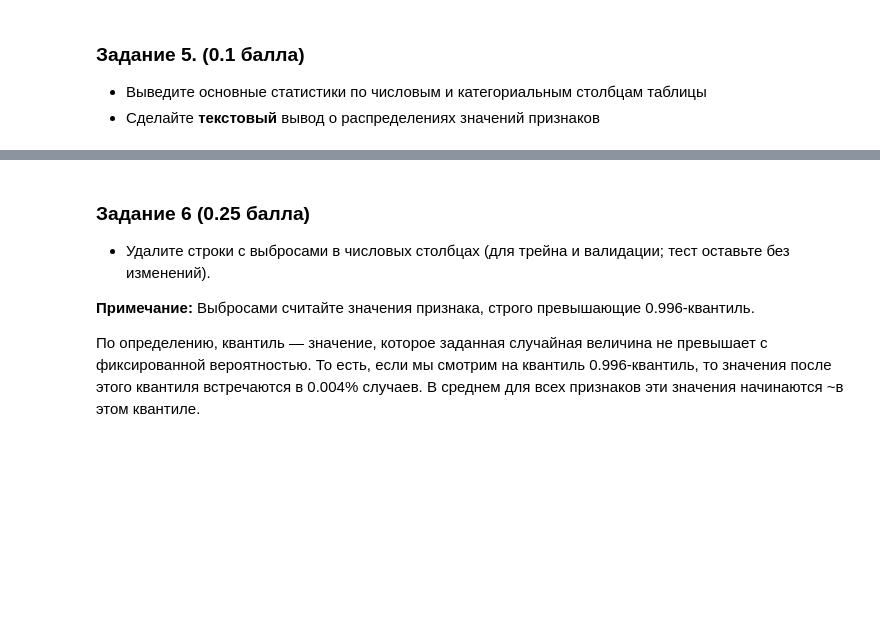
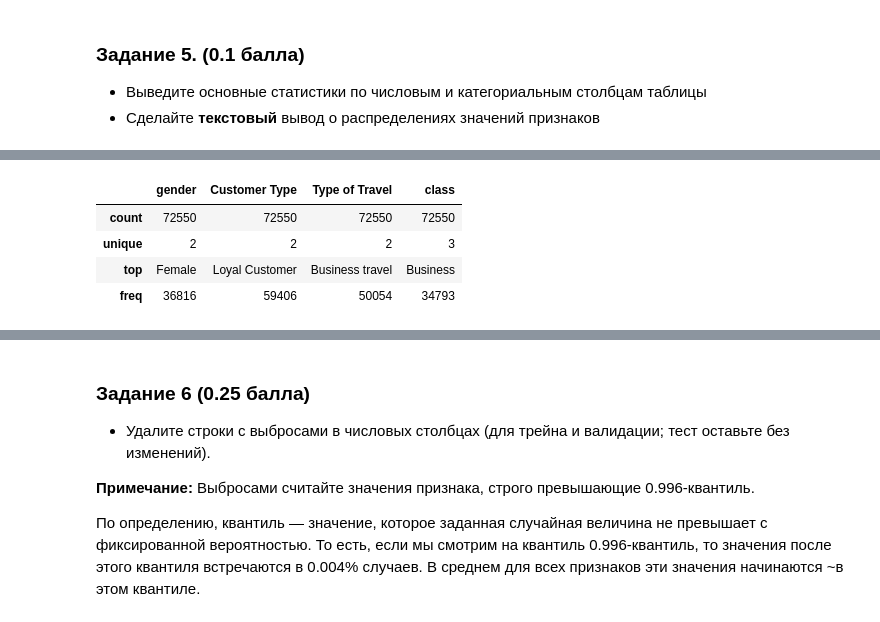
Before and after one commit to VladislavTokarev02/AI_ML_homework, a Jupyter notebook: Hometasks/Base/AI_HW4_woodenML_base.ipynb, the cells around one changed output, grey strips where cells are left out. Drawn from its saved outputs; the diff is of its cells as text; code cells hidden in the pictures; blank space fills up the shorter version.

```diff
--- a/Hometasks/Base/AI_HW4_woodenML_base.ipynb
+++ b/Hometasks/Base/AI_HW4_woodenML_base.ipynb
@@ -399,0 +358,8 @@ dtype: int64
+# %%
+X_train.describe(include = 'object')
+# %% [output]
+|  | gender | Customer Type | Type of Travel | class |
+| count | 72550 | 72550 | 72550 | 72550 |
+| unique | 2 | 2 | 2 | 3 |
+| top | Female | Loyal Customer | Business travel | Business |
+| freq | 36816 | 59406 | 50054 | 34793 |
```
Also changed, not shown: parts of 9 cells of this notebook.
